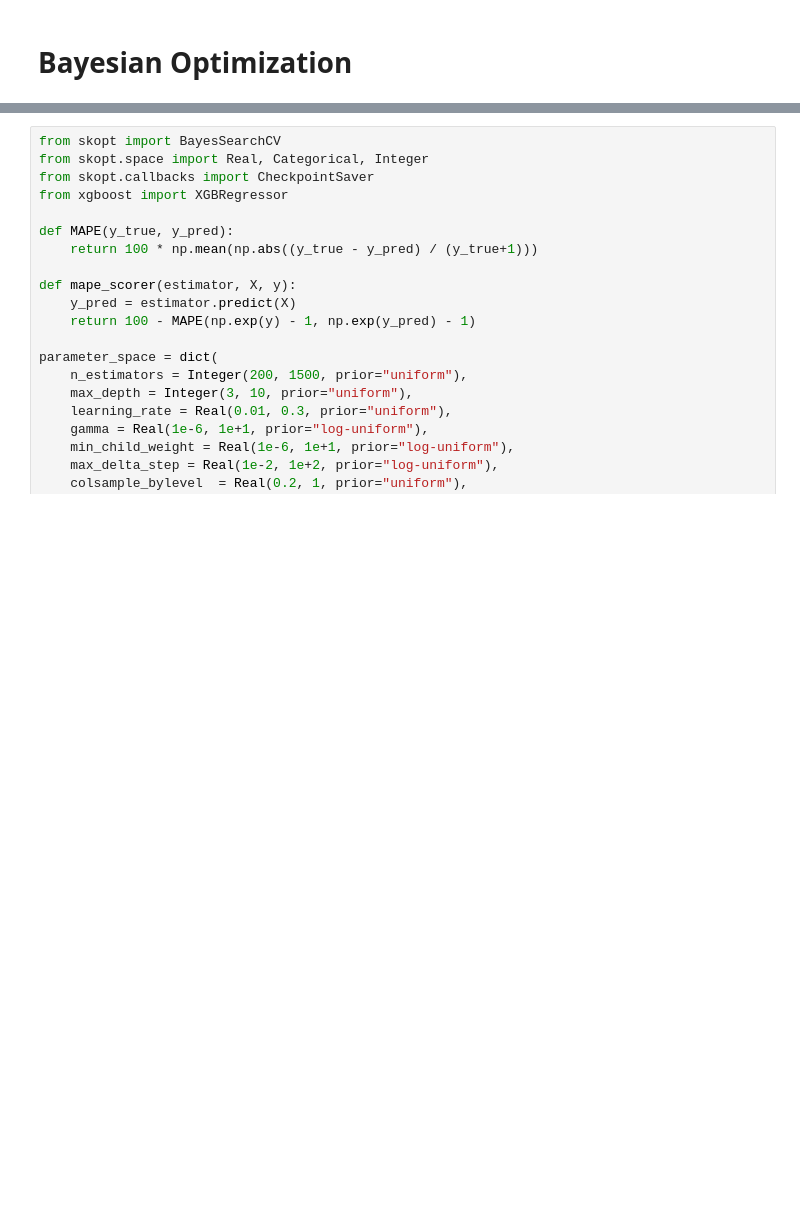
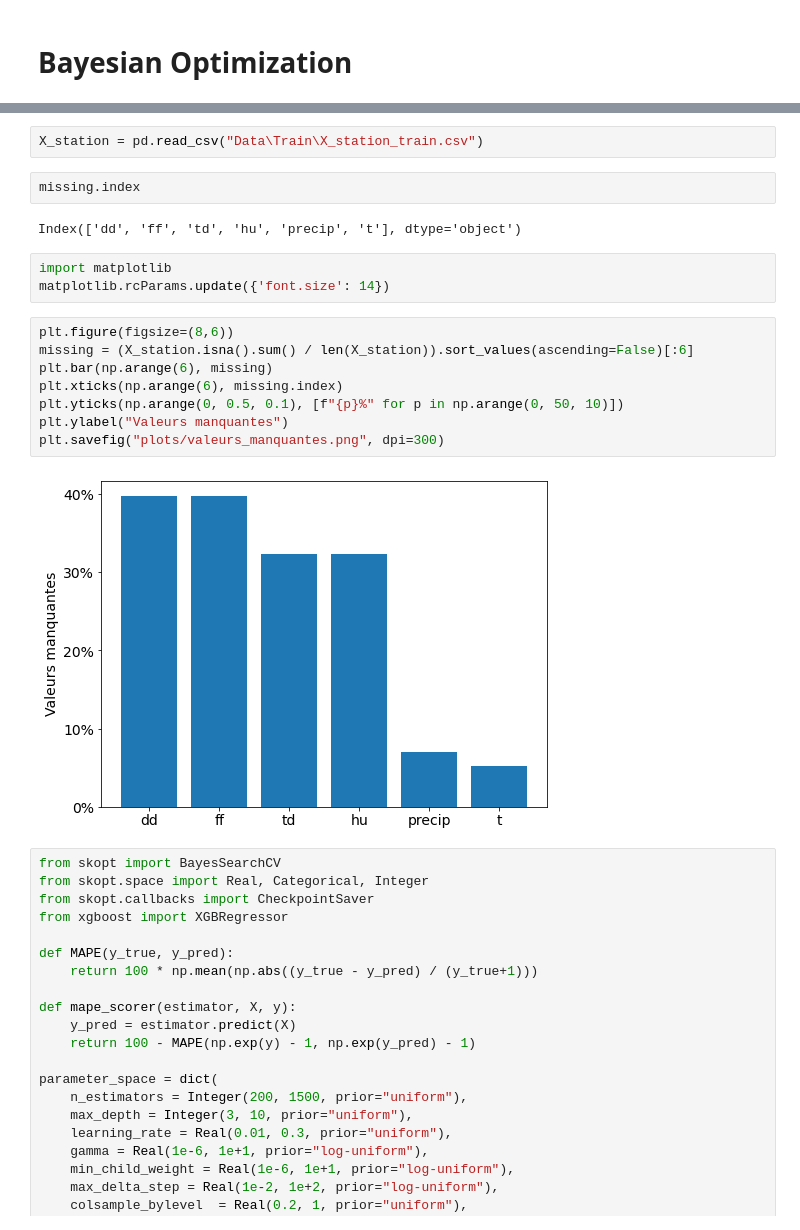
Before and after one commit to A-Stangeland/Defi-IA, a Jupyter notebook: explore_data.ipynb, the cells around one changed output, grey strips where cells are left out. Saved outputs shown, nothing was run; the diff lists cells and outputs as text; blank space fills up the shorter version.

```diff
--- a/explore_data.ipynb
+++ b/explore_data.ipynb
@@ -282,3 +302,22 @@ X_cv, X_val, y_cv, y_val = train_test_split(X, y, test_size=.2)
+# %%
+X_station = pd.read_csv("Data\Train\X_station_train.csv")
+# %%
+missing.index
+# %% [output]
+Index(['dd', 'ff', 'td', 'hu', 'precip', 't'], dtype='object')
+# %%
+import matplotlib
+matplotlib.rcParams.update({'font.size': 14})
+# %%
+plt.figure(figsize=(8,6))
+missing = (X_station.isna().sum() / len(X_station)).sort_values(ascending=False)[:6]
+plt.bar(np.arange(6), missing)
+plt.xticks(np.arange(6), missing.index)
+plt.yticks(np.arange(0, 0.5, 0.1), [f"{p}%" for p in np.arange(0, 50, 10)])
+plt.ylabel("Valeurs manquantes")
+plt.savefig("plots/valeurs_manquantes.png", dpi=300)
+# %% [output]
+[figure, added]
 # %%
 from skopt import BayesSearchCV
 from skopt.space import Real, Categorical, Integer
```
Also changed, not shown: parts of 12 cells of this notebook, 7 other files.
